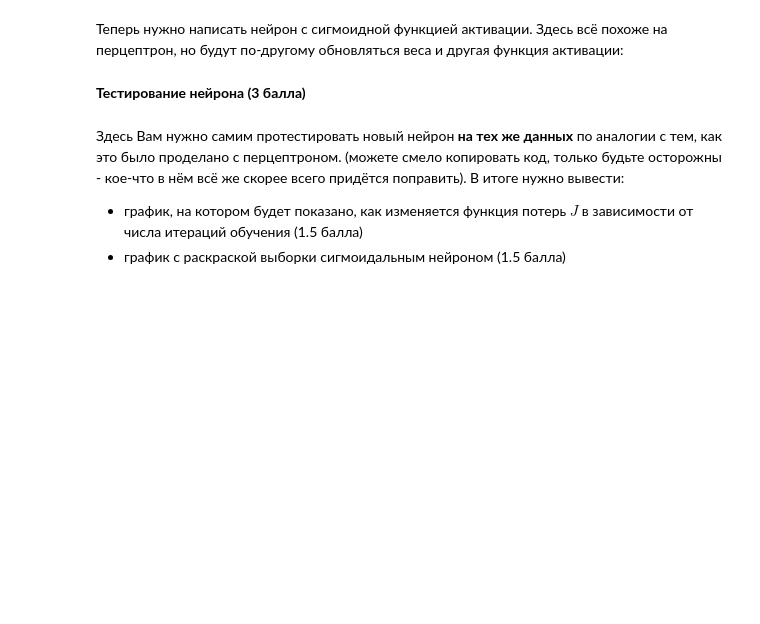
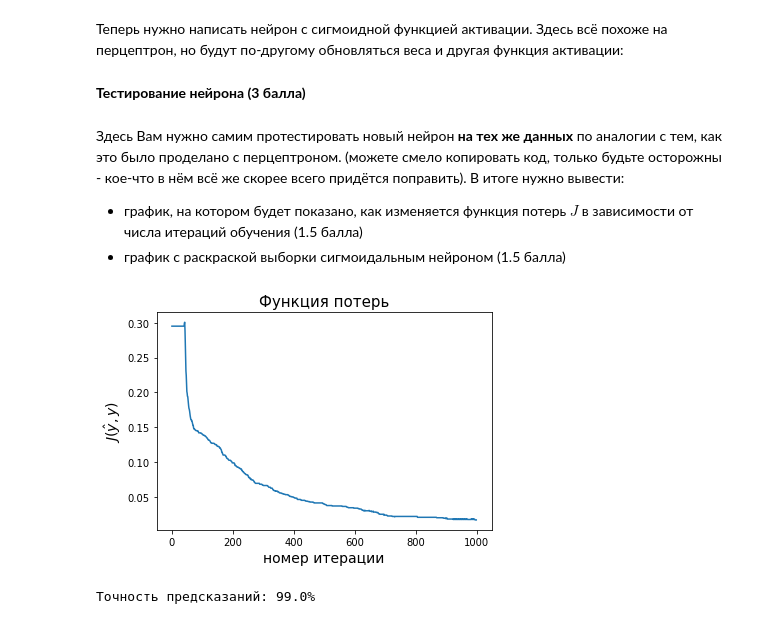
Before and after one commit to bazitur/dlschl-homeworks, a Jupyter notebook: homeworks/hw04/[hw4]perceptron&neuron.ipynb, the cells around one changed output. Cells and saved outputs as stored; diff of their text form; code cells hidden in the pictures; blank space fills up the shorter version.

```diff
--- a/homeworks/hw04/[hw4]perceptron&neuron.ipynb
+++ b/homeworks/hw04/[hw4]perceptron&neuron.ipynb
@@ -351,12 +352,29 @@ class Neuron(Perceptron):
 * график с раскраской выборки сигмоидальным нейроном (1.5 балла)
 # %%
 data = pd.read_csv("./data/apples_pears.csv")
+
 X = np.vstack((data['yellowness'], data['symmetry'])).T
 y = np.array(data['target'])
 # print(X, y)
 
-y_train = y[:700]
-X_train = X[:700]
+y_train = y[:800]
+X_train = X[:800]
 
-y_test = y[700:]
-X_test = X[700:]
+y_test = y[800:]
+X_test = X[800:]
+# %%
+my_neuron = Neuron(np.array([0.01, 0.01]), 0.01)
+
+loss = my_neuron.fit(np.array(X_train), np.array(y_train), num_epochs=1000)
+# %%
+plt.plot(range(len(loss)), loss)
+plt.title('Функция потерь', fontsize=15)
+plt.xlabel('номер итерации', fontsize=14)
+plt.ylabel('$J(\hat{y}, y)$', fontsize=14)
+plt.show();
+# %% [output]
+[figure, added]
+# %%
+print("Точность предсказаний: {:.1f}%".format(accuracy_score(my_neuron.forward_many(X_test), y_test) * 100))
+# %% [output]
+Точность предсказаний: 99.0%
```
Also changed, not shown: parts of 10 cells of this notebook.
